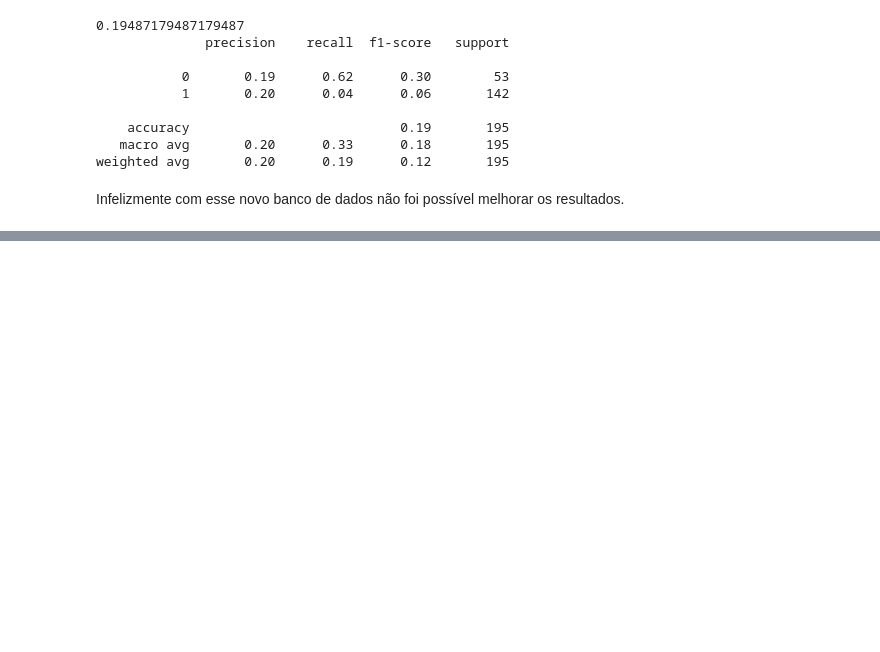
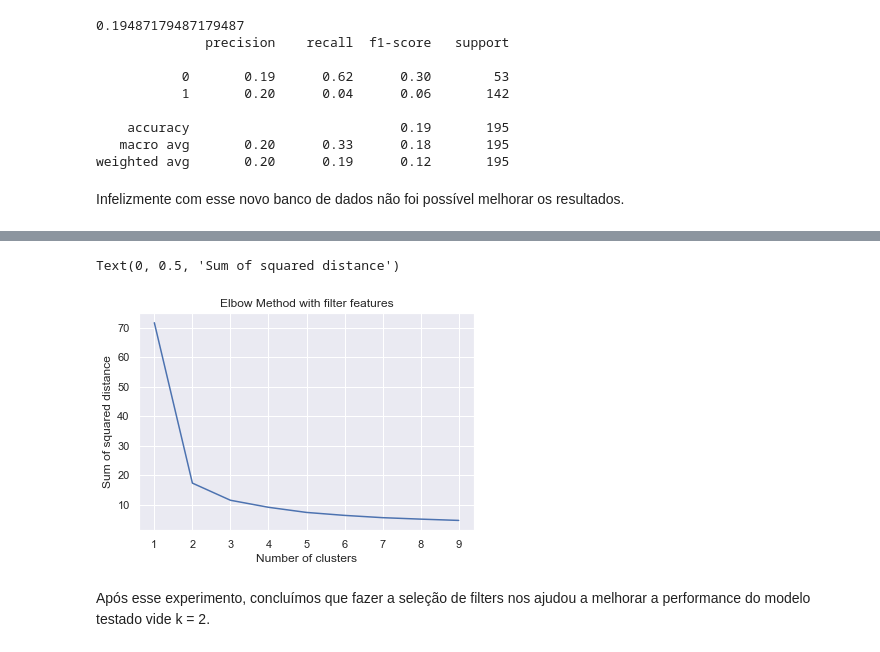
Before and after one commit to jc-costa/Aprendizagem-de-Maquina-SI, a Jupyter notebook: Mini-projeto Kmeans/K-means-College.ipynb, the cells around one changed output, grey strips where cells are left out. Cells and saved outputs as stored; diff of their text form; code cells hidden in the pictures; blank space fills up the shorter version.

```diff
--- a/Mini-projeto Kmeans/K-means-College.ipynb
+++ b/Mini-projeto Kmeans/K-means-College.ipynb
@@ -634,0 +699,5 @@ Infelizmente com esse novo banco de dados não foi possível melhorar os resulta
+# %%
+data_fa = np.concatenate((X,y[:,None]), axis=1)
+df = pd.DataFrame(data_fa)
+corr = abs(df.corr())
+corr.style.background_gradient(cmap='coolwarm')
@@ -634,0 +723,4 @@ Infelizmente com esse novo banco de dados não foi possível melhorar os resulta
+# %%
+threshold = 0.4
+new_feat_idx = [idx for idx in range(16) if (corr[16].values[idx] > threshold) ]
+print("Novo número de features após a filtragem: ", len(new_feat_idx), '\n', new_feat_idx)
@@ -634,0 +730,22 @@ Infelizmente com esse novo banco de dados não foi possível melhorar os resulta
+# %%
+Xf = df[new_feat_idx].values
+X_train, X_test, y_train, y_test = train_test_split(Xf, y, test_size=0.25, random_state=42)
+
+X_train = norm.fit_transform(X_train)
+X_test  = norm.transform(X_test)
+# %%
+models  = []
+inertia = []
+arss    = []
+
+for k in range(1, 10):
+    kmeans = KMeans(n_clusters=k)
+    kmeans.fit(X_train)
+    y_pred = kmeans.predict(X_test)
+    ars = adjusted_rand_score(y_test, y_pred)
+    amis = adjusted_mutual_info_score(y_test, y_pred)
+
+    models.append(kmeans)
+    inertia.append(kmeans.inertia_)
+    arss.append(ars)
+    print(f"Filter, {k= }, Ajd Rand Score= {ars:0.3f}, Adj Mutual Info Score= {amis:0.3f}, inertia={kmeans.inertia_:0.2f}")
@@ -634,0 +762,13 @@ Infelizmente com esse novo banco de dados não foi possível melhorar os resulta
+# %%
+sns.set_theme()
+
+plt.figure()
+plt.plot(range(1, 10),inertia)
+plt.title("Elbow Method with filter features")
+plt.xlabel("Number of clusters")
+plt.ylabel("Sum of squared distance")
+# %% [output]
+Text(0, 0.5, 'Sum of squared distance')
+[figure, added]
+# %% [markdown]
+Após esse experimento, concluímos que fazer a seleção de filters nos ajudou a melhorar a performance do modelo testado vide k = 2.
```
Also changed, not shown: parts of 24 cells of this notebook.
